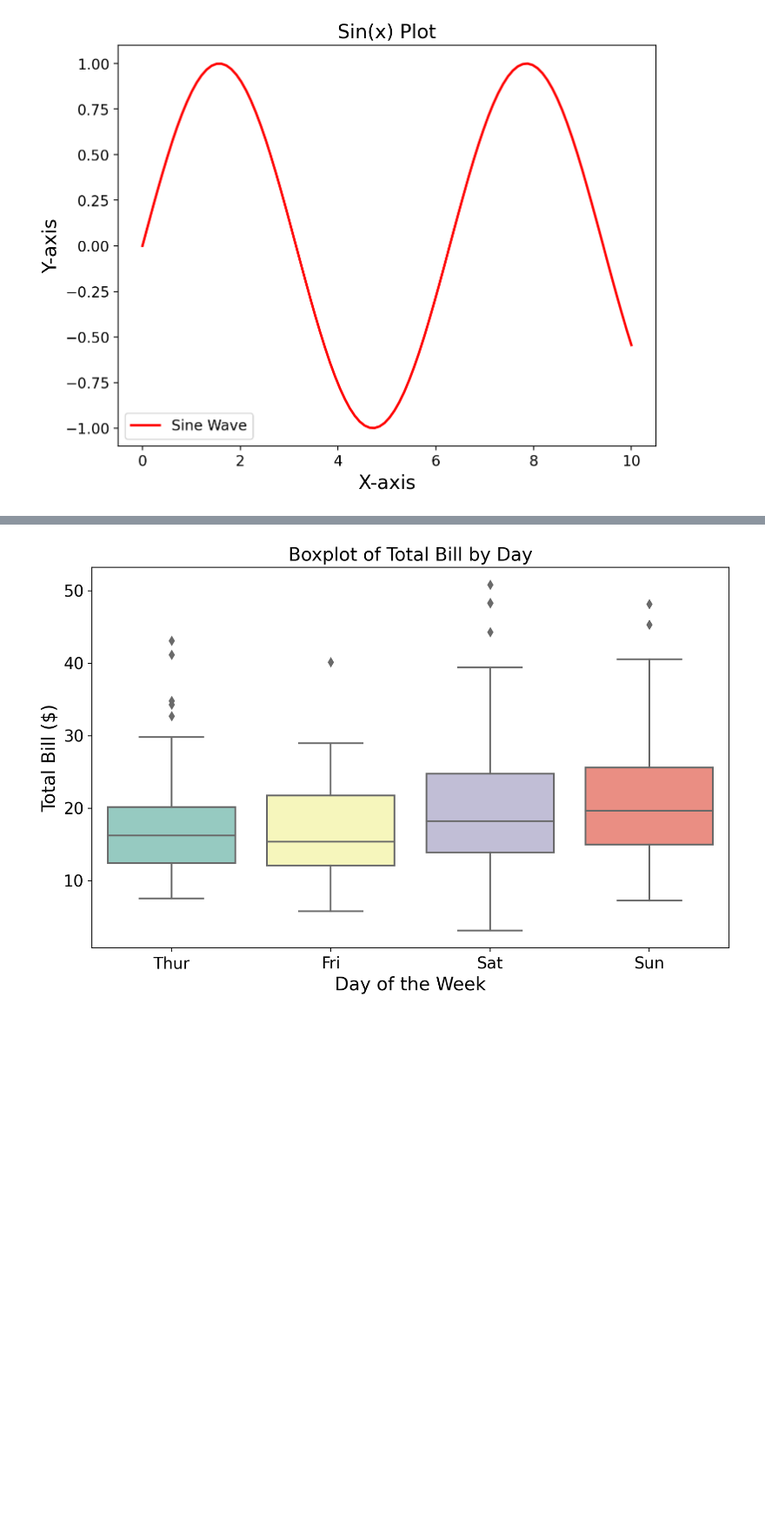
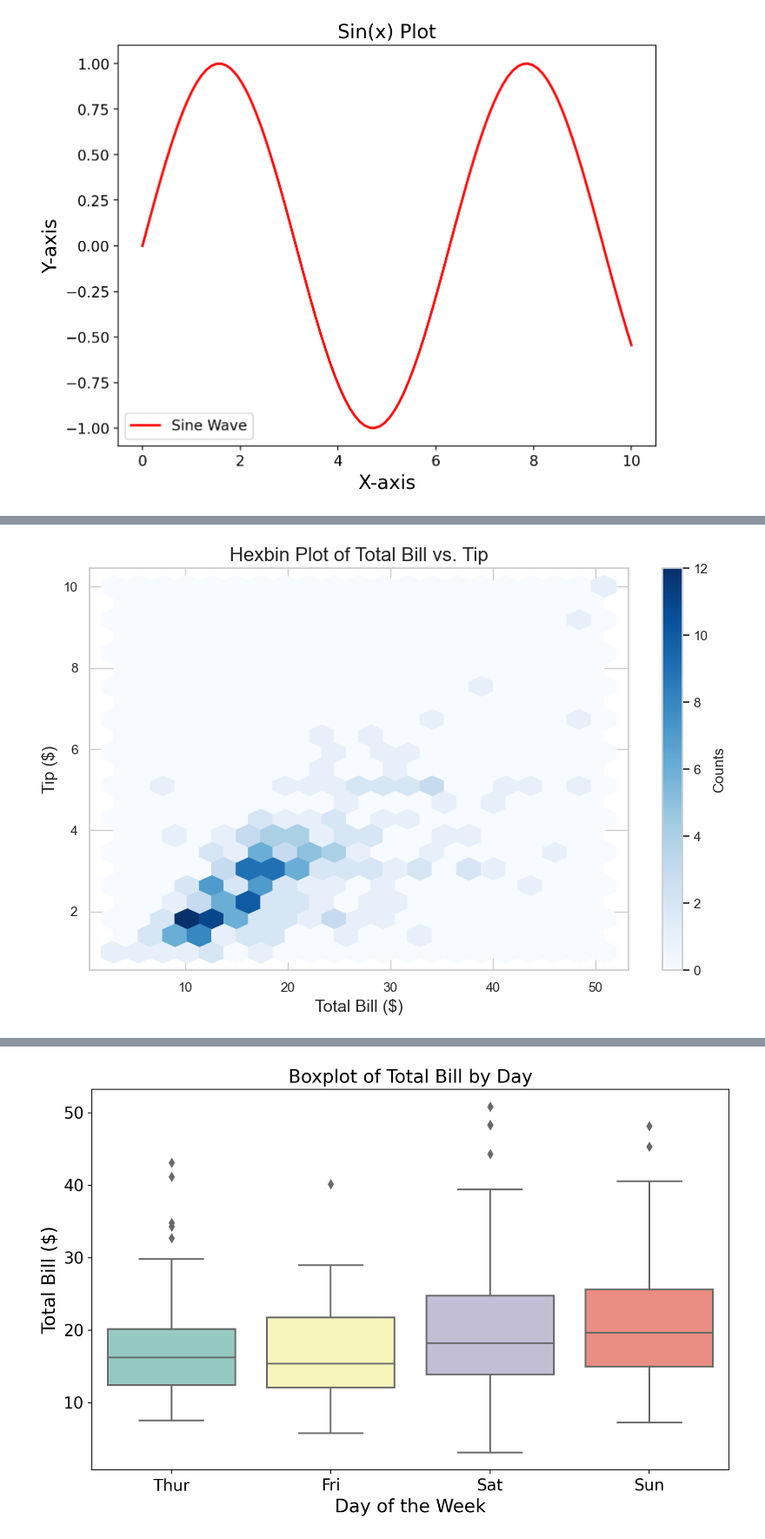
Before and after one commit to extaraordinary/data_visualization, a Jupyter notebook: data_visualization_notebook.ipynb, the cells around one changed output, grey strips where cells are left out. Shown at 87% size. Cells and saved outputs as stored; diff of their text form; code cells hidden in the pictures; blank space fills up the shorter version.

```diff
--- a/data_visualization_notebook.ipynb
+++ b/data_visualization_notebook.ipynb
@@ -56,0 +124,13 @@ plt.show()
+# %%
+# Hexbin Plot
+df = sns.load_dataset('tips')
+
+plt.figure(figsize=(10, 6))
+plt.hexbin(df['total_bill'], df['tip'], gridsize=20, cmap='Blues')
+plt.colorbar(label='Counts')
+plt.title('Hexbin Plot of Total Bill vs. Tip', fontsize=16)
+plt.xlabel('Total Bill ($)', fontsize=14)
+plt.ylabel('Tip ($)', fontsize=14)
+plt.show()
+# %% [output]
+[figure, added]
```
Also changed, not shown: parts of 52 cells of this notebook.
